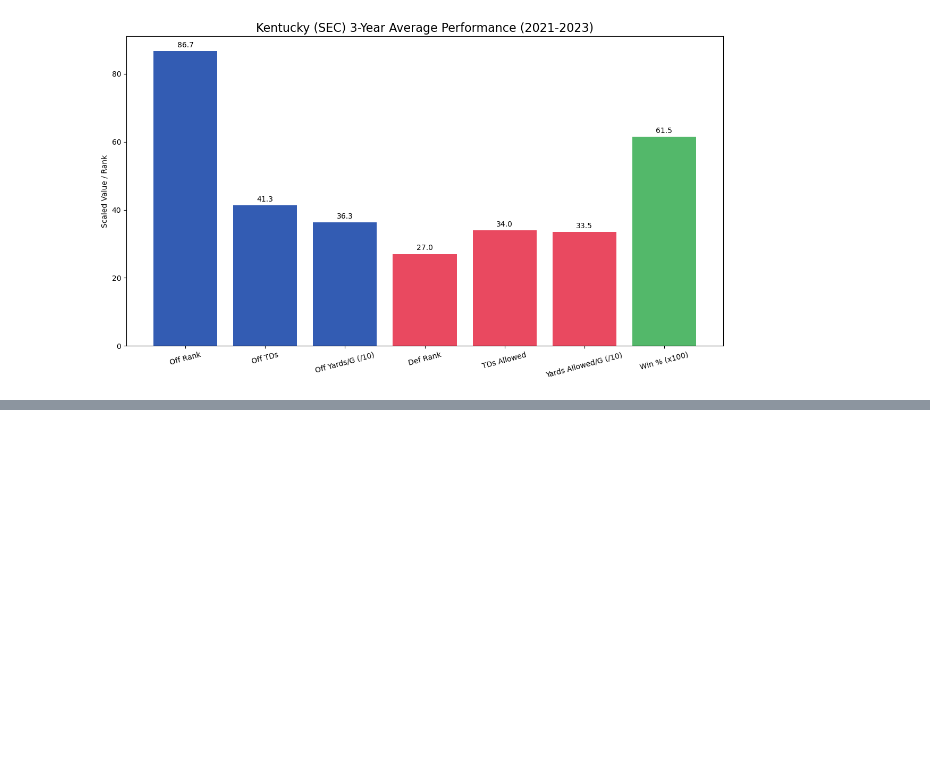
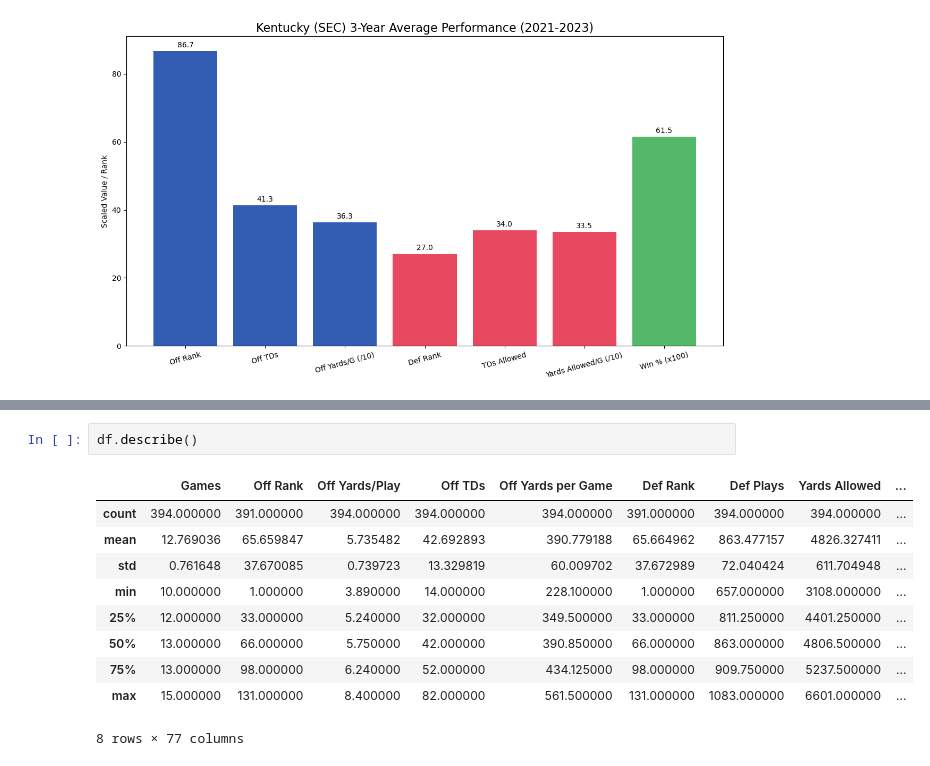
Before and after one commit to jakerbergen353/CollegeFootballProject, a Jupyter notebook: projrctscrap.ipynb, the cells around one changed output, grey strips where cells are left out. Cells and saved outputs as stored; diff of their text form; blank space fills up the shorter version.

```diff
--- a/projrctscrap.ipynb
+++ b/projrctscrap.ipynb
@@ -1295,0 +1274,13 @@ See the caveats in the documentation: https://pandas.pydata.org/pandas-docs/stab
+# %%
+df.describe()
+# %% [output]
+|  | Games | Off Rank | Off Yards/Play | Off TDs | Off Yards per Game | Def Rank | Def Plays | Yards Allowed | ... |
+| count | 394.000000 | 391.000000 | 394.000000 | 394.000000 | 394.000000 | 391.000000 | 394.000000 | 394.000000 | ... |
+| mean | 12.769036 | 65.659847 | 5.735482 | 42.692893 | 390.779188 | 65.664962 | 863.477157 | 4826.327411 | ... |
+| std | 0.761648 | 37.670085 | 0.739723 | 13.329819 | 60.009702 | 37.672989 | 72.040424 | 611.704948 | ... |
+| min | 10.000000 | 1.000000 | 3.890000 | 14.000000 | 228.100000 | 1.000000 | 657.000000 | 3108.000000 | ... |
+| 25% | 12.000000 | 33.000000 | 5.240000 | 32.000000 | 349.500000 | 33.000000 | 811.250000 | 4401.250000 | ... |
+| 50% | 13.000000 | 66.000000 | 5.750000 | 42.000000 | 390.850000 | 66.000000 | 863.000000 | 4806.500000 | ... |
+| 75% | 13.000000 | 98.000000 | 6.240000 | 52.000000 | 434.125000 | 98.000000 | 909.750000 | 5237.500000 | ... |
+| max | 15.000000 | 131.000000 | 8.400000 | 82.000000 | 561.500000 | 131.000000 | 1083.000000 | 6601.000000 | ... |
+8 rows × 77 columns
```
Also changed, not shown: parts of 11 cells of this notebook, 6 other files.
